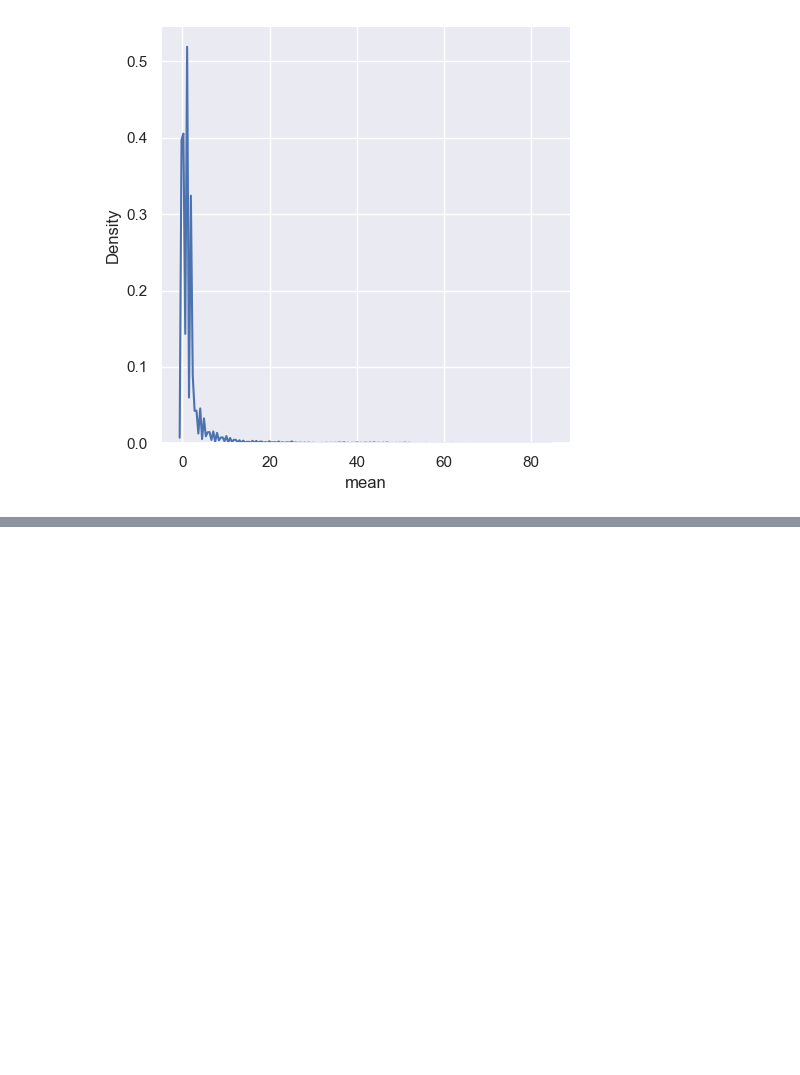
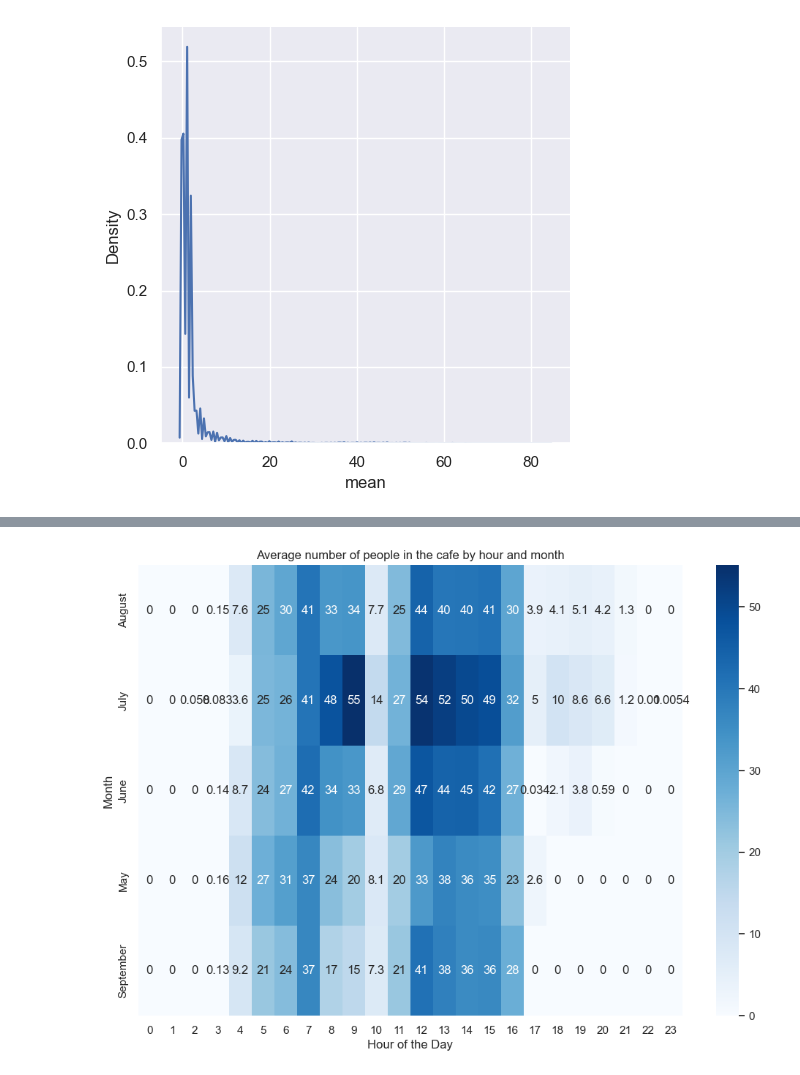
Before and after one commit to iot-lnu/iotlab-smart-ferry, a Jupyter notebook: Dessi-demo.ipynb, the cells around one changed output, grey strips where cells are left out. Saved outputs shown, nothing was run; the diff lists cells and outputs as text; code cells hidden in the pictures; blank space fills up the shorter version.

```diff
--- a/Dessi-demo.ipynb
+++ b/Dessi-demo.ipynb
@@ -241,0 +306,16 @@ sns.displot(df5, x="mean",  kind="kde", bw_adjust=.25)
+# %%
+df['hour'] = pd.to_datetime(df['time']).dt.hour
+df['month'] = pd.to_datetime(df['time']).dt.month_name()
+grouped = df.groupby(['month', 'hour'])['estimated_people'].mean().reset_index()
+
+# reshape data for heatmap
+heatmap_data = grouped.pivot(index='month', columns='hour', values='estimated_people')
+
+plt.figure(figsize=(12, 8))
+sns.heatmap(heatmap_data, cmap='Blues', annot=True)
+plt.title('Average number of people in the cafe by hour and month')
+plt.xlabel('Hour of the Day')
+plt.ylabel('Month')
+plt.show()
+# %% [output]
+[figure, added]
```
Also changed, not shown: parts of 13 cells of this notebook, 2 other files.
